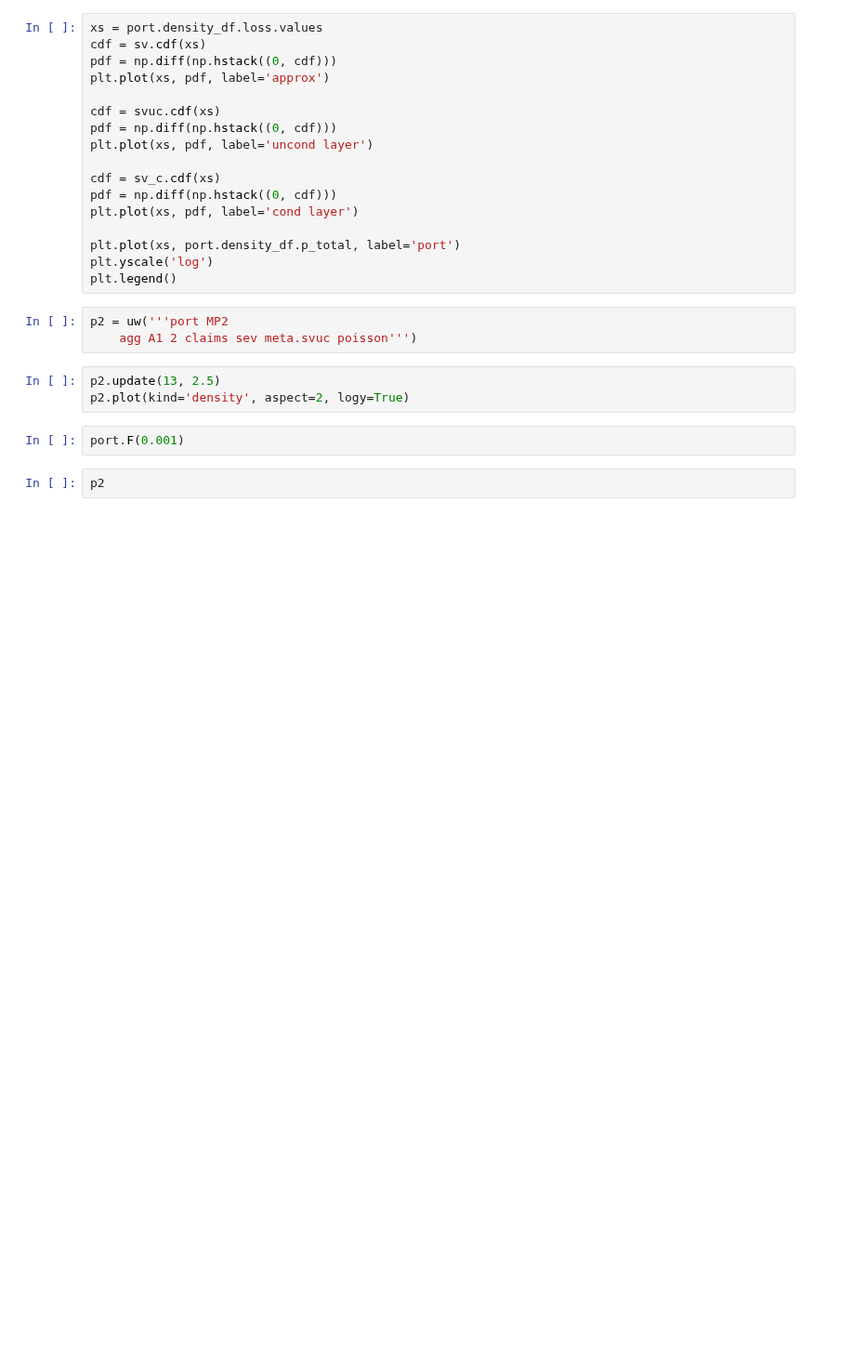
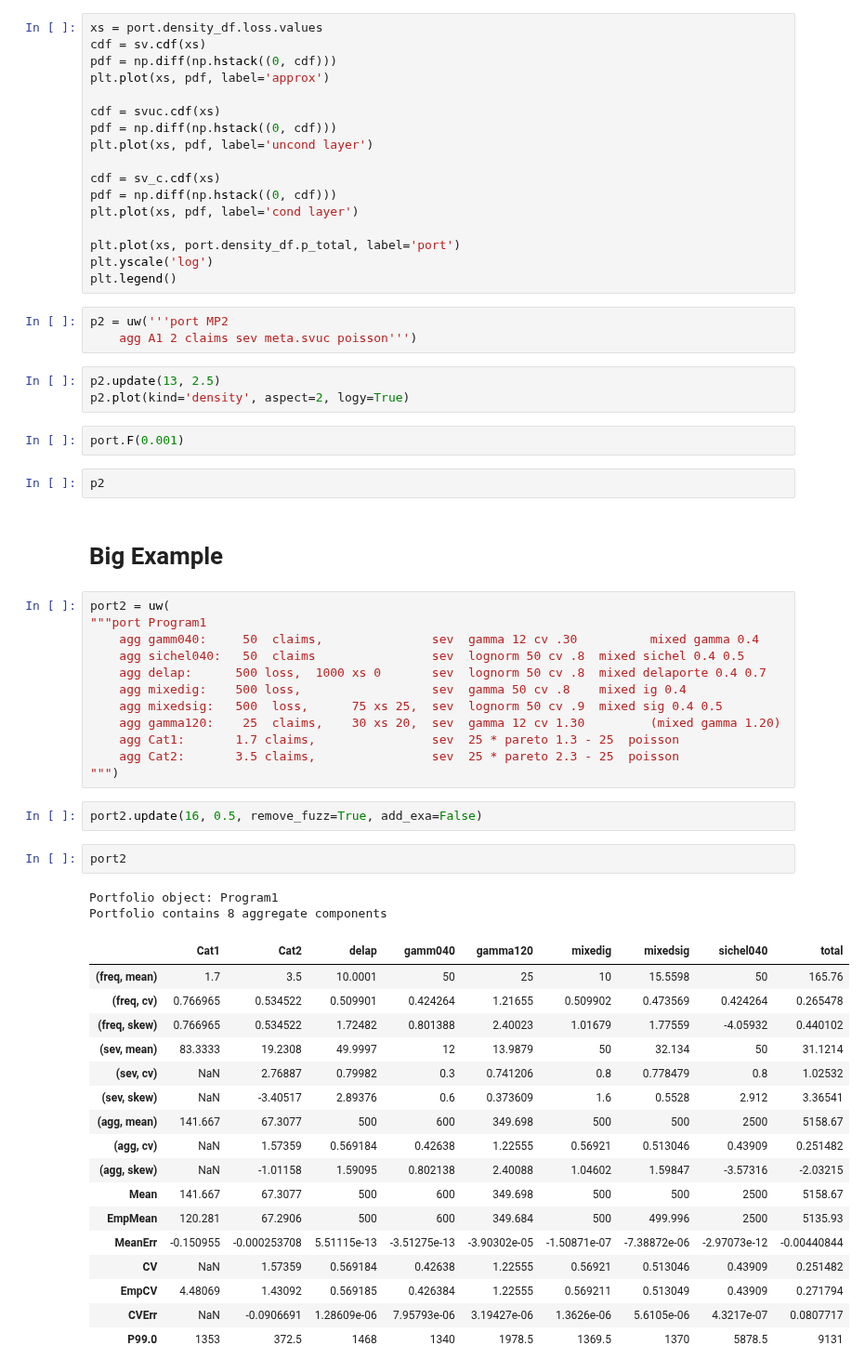
Before and after one commit to mynl/aggregate, a Jupyter notebook: examples/dist_and_pricing.ipynb, the cells around one changed output. Shown at 93% size. Cells and saved outputs as stored; diff of their text form; blank space fills up the shorter version.

```diff
--- a/examples/dist_and_pricing.ipynb
+++ b/examples/dist_and_pricing.ipynb
@@ -222,3 +188,41 @@ p2.plot(kind='density', aspect=2, logy=True)
 port.F(0.001)
 # %%
 p2
+# %% [markdown]
+# Big Example
+# %%
+port2 = uw(
+"""port Program1
+    agg gamm040:     50  claims,               sev  gamma 12 cv .30          mixed gamma 0.4
+    agg sichel040:   50  claims                sev  lognorm 50 cv .8  mixed sichel 0.4 0.5
+    agg delap:      500 loss,  1000 xs 0       sev  lognorm 50 cv .8  mixed delaporte 0.4 0.7
+    agg mixedig:    500 loss,                  sev  gamma 50 cv .8    mixed ig 0.4
+    agg mixedsig:   500  loss,      75 xs 25,  sev  lognorm 50 cv .9  mixed sig 0.4 0.5
+    agg gamma120:    25  claims,    30 xs 20,  sev  gamma 12 cv 1.30         (mixed gamma 1.20)
+    agg Cat1:       1.7 claims,                sev  25 * pareto 1.3 - 25  poisson
+    agg Cat2:       3.5 claims,                sev  25 * pareto 2.3 - 25  poisson
+""")
+# %%
+port2.update(16, 0.5, remove_fuzz=True, add_exa=False)
+# %%
+port2
+# %% [output]
+Portfolio object: Program1
+Portfolio contains 8 aggregate components
+|  | Cat1 | Cat2 | delap | gamm040 | gamma120 | mixedig | mixedsig | sichel040 | total |
+| (freq, mean) | 1.7 | 3.5 | 10.0001 | 50 | 25 | 10 | 15.5598 | 50 | 165.76 |
+| (freq, cv) | 0.766965 | 0.534522 | 0.509901 | 0.424264 | 1.21655 | 0.509902 | 0.473569 | 0.424264 | 0.265478 |
+| (freq, skew) | 0.766965 | 0.534522 | 1.72482 | 0.801388 | 2.40023 | 1.01679 | 1.77559 | -4.05932 | 0.440102 |
+| (sev, mean) | 83.3333 | 19.2308 | 49.9997 | 12 | 13.9879 | 50 | 32.134 | 50 | 31.1214 |
+| (sev, cv) | NaN | 2.76887 | 0.79982 | 0.3 | 0.741206 | 0.8 | 0.778479 | 0.8 | 1.02532 |
+| (sev, skew) | NaN | -3.40517 | 2.89376 | 0.6 | 0.373609 | 1.6 | 0.5528 | 2.912 | 3.36541 |
+| (agg, mean) | 141.667 | 67.3077 | 500 | 600 | 349.698 | 500 | 500 | 2500 | 5158.67 |
+| (agg, cv) | NaN | 1.57359 | 0.569184 | 0.42638 | 1.22555 | 0.56921 | 0.513046 | 0.43909 | 0.251482 |
+| (agg, skew) | NaN | -1.01158 | 1.59095 | 0.802138 | 2.40088 | 1.04602 | 1.59847 | -3.57316 | -2.03215 |
+| Mean | 141.667 | 67.3077 | 500 | 600 | 349.698 | 500 | 500 | 2500 | 5158.67 |
+| EmpMean | 120.281 | 67.2906 | 500 | 600 | 349.684 | 500 | 499.996 | 2500 | 5135.93 |
+| MeanErr | -0.150955 | -0.000253708 | 5.51115e-13 | -3.51275e-13 | -3.90302e-05 | -1.50871e-07 | -7.38872e-06 | -2.97073e-12 | -0.00440844 |
+| CV | NaN | 1.57359 | 0.569184 | 0.42638 | 1.22555 | 0.56921 | 0.513046 | 0.43909 | 0.251482 |
+| EmpCV | 4.48069 | 1.43092 | 0.569185 | 0.426384 | 1.22555 | 0.569211 | 0.513049 | 0.43909 | 0.271794 |
+| CVErr | NaN | -0.0906691 | 1.28609e-06 | 7.95793e-06 | 3.19427e-06 | 1.3626e-06 | 5.6105e-06 | 4.3217e-07 | 0.0807717 |
+| P99.0 | 1353 | 372.5 | 1468 | 1340 | 1978.5 | 1369.5 | 1370 | 5878.5 | 9131 |
```
Also changed, not shown: parts of 44 cells of this notebook, 9 other files.
